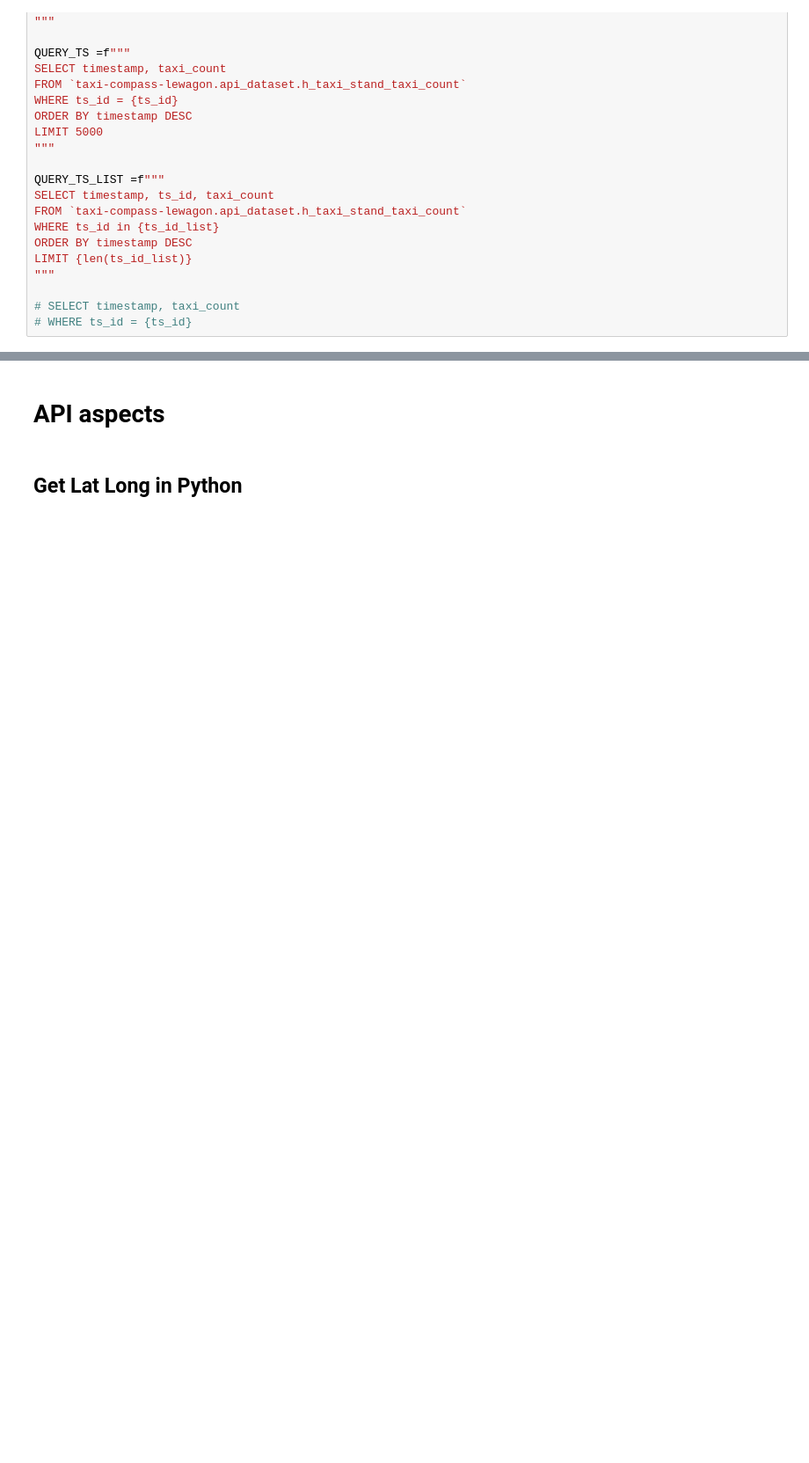
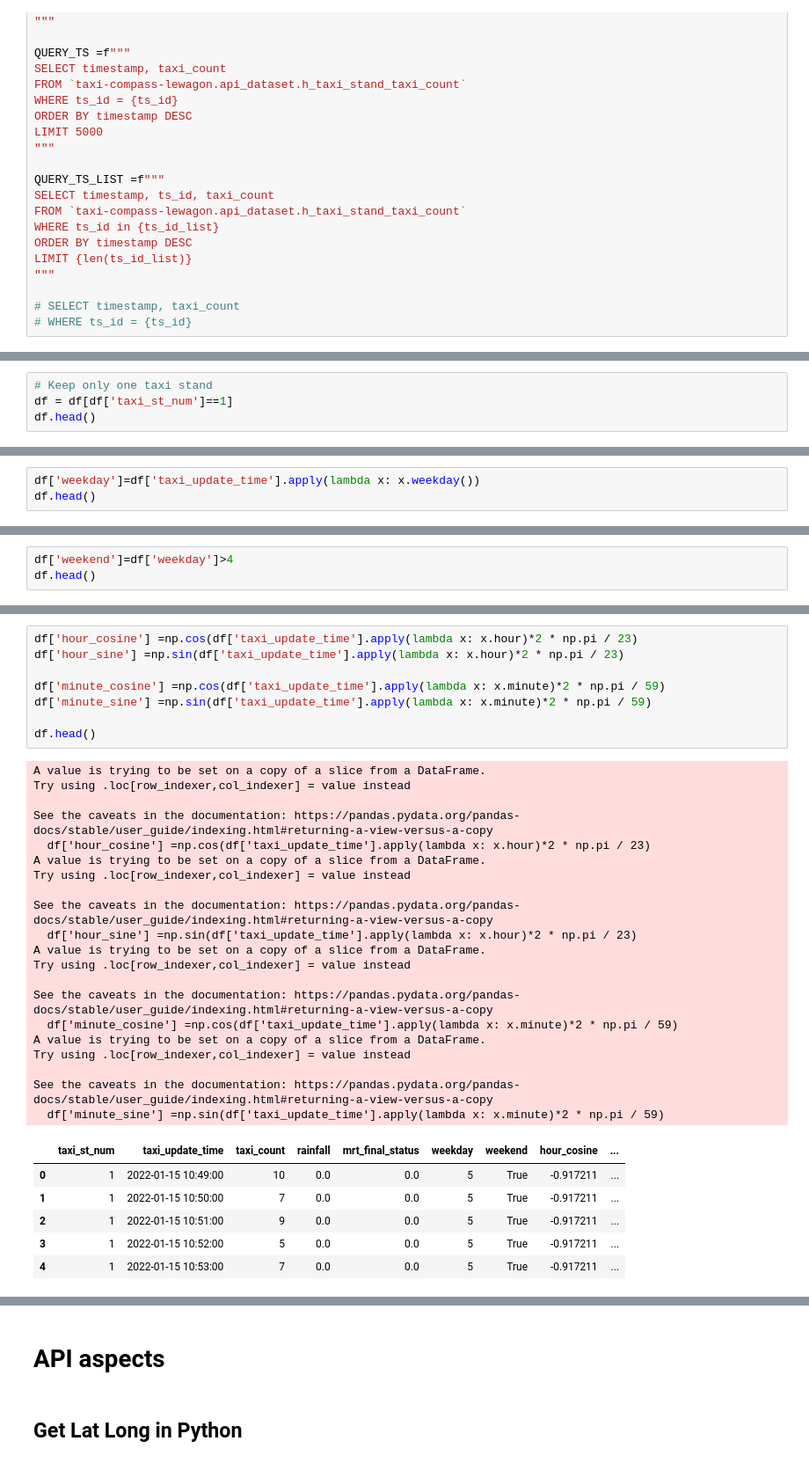
Before and after one commit to alealejandro1/taxi_compass, a Jupyter notebook: notebooks/Alejandro_taxi_compass.ipynb, the cells around one changed output, grey strips where cells are left out. Shown at 88% size. Saved outputs shown, nothing was run; the diff lists cells and outputs as text; blank space fills up the shorter version.

```diff
--- a/notebooks/Alejandro_taxi_compass.ipynb
+++ b/notebooks/Alejandro_taxi_compass.ipynb
@@ -825,0 +543,4 @@ df[df['taxi_st_num']==1][['taxi_update_time','taxi_count']].plot(x='taxi_update_
+# %%
+# Keep only one taxi stand
+df = df[df['taxi_st_num']==1]
+df.head()
@@ -825,0 +554,3 @@ df[df['taxi_st_num']==1][['taxi_update_time','taxi_count']].plot(x='taxi_update_
+# %%
+df['weekday']=df['taxi_update_time'].apply(lambda x: x.weekday())
+df.head()
@@ -825,0 +569,3 @@ df[df['taxi_st_num']==1][['taxi_update_time','taxi_count']].plot(x='taxi_update_
+# %%
+df['weekend']=df['weekday']>4
+df.head()
@@ -825,0 +584,35 @@ df[df['taxi_st_num']==1][['taxi_update_time','taxi_count']].plot(x='taxi_update_
+# %%
+df['hour_cosine'] =np.cos(df['taxi_update_time'].apply(lambda x: x.hour)*2 * np.pi / 23)
+df['hour_sine'] =np.sin(df['taxi_update_time'].apply(lambda x: x.hour)*2 * np.pi / 23)
+
+df['minute_cosine'] =np.cos(df['taxi_update_time'].apply(lambda x: x.minute)*2 * np.pi / 59)
+df['minute_sine'] =np.sin(df['taxi_update_time'].apply(lambda x: x.minute)*2 * np.pi / 59)
+
+df.head()
+# %% [output]
+A value is trying to be set on a copy of a slice from a DataFrame.
+Try using .loc[row_indexer,col_indexer] = value instead
+
+See the caveats in the documentation: https://pandas.pydata.org/pandas-docs/stable/user_guide/indexing.html#returning-a-view-versus-a-copy
+  df['hour_cosine'] =np.cos(df['taxi_update_time'].apply(lambda x: x.hour)*2 * np.pi / 23)
+A value is trying to be set on a copy of a slice from a DataFrame.
+Try using .loc[row_indexer,col_indexer] = value instead
+
+See the caveats in the documentation: https://pandas.pydata.org/pandas-docs/stable/user_guide/indexing.html#returning-a-view-versus-a-copy
+  df['hour_sine'] =np.sin(df['taxi_update_time'].apply(lambda x: x.hour)*2 * np.pi / 23)
+A value is trying to be set on a copy of a slice from a DataFrame.
+Try using .loc[row_indexer,col_indexer] = value instead
+
+See the caveats in the documentation: https://pandas.pydata.org/pandas-docs/stable/user_guide/indexing.html#returning-a-view-versus-a-copy
+  df['minute_cosine'] =np.cos(df['taxi_update_time'].apply(lambda x: x.minute)*2 * np.pi / 59)
+A value is trying to be set on a copy of a slice from a DataFrame.
+Try using .loc[row_indexer,col_indexer] = value instead
+
+See the caveats in the documentation: https://pandas.pydata.org/pandas-docs/stable/user_guide/indexing.html#returning-a-view-versus-a-copy
+  df['minute_sine'] =np.sin(df['taxi_update_time'].apply(lambda x: x.minute)*2 * np.pi / 59)
+|  | taxi_st_num | taxi_update_time | taxi_count | rainfall | mrt_final_status | weekday | weekend | hour_cosine | ... |
+| 0 | 1 | 2022-01-15 10:49:00 | 10 | 0.0 | 0.0 | 5 | True | -0.917211 | ... |
+| 1 | 1 | 2022-01-15 10:50:00 | 7 | 0.0 | 0.0 | 5 | True | -0.917211 | ... |
+| 2 | 1 | 2022-01-15 10:51:00 | 9 | 0.0 | 0.0 | 5 | True | -0.917211 | ... |
+| 3 | 1 | 2022-01-15 10:52:00 | 5 | 0.0 | 0.0 | 5 | True | -0.917211 | ... |
+| 4 | 1 | 2022-01-15 10:53:00 | 7 | 0.0 | 0.0 | 5 | True | -0.917211 | ... |
```
Also changed, not shown: parts of 54 cells of this notebook.
